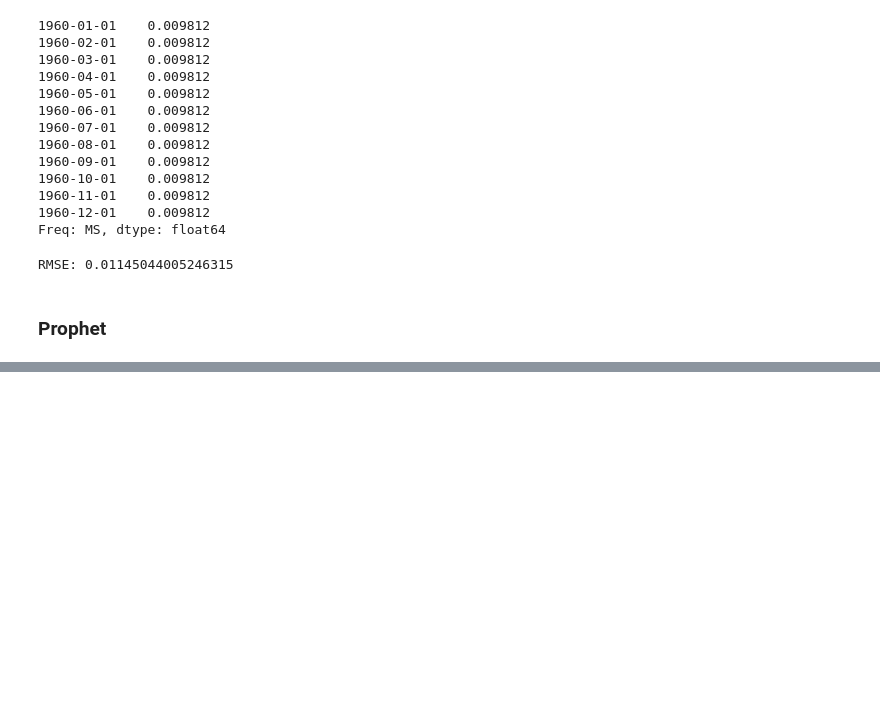
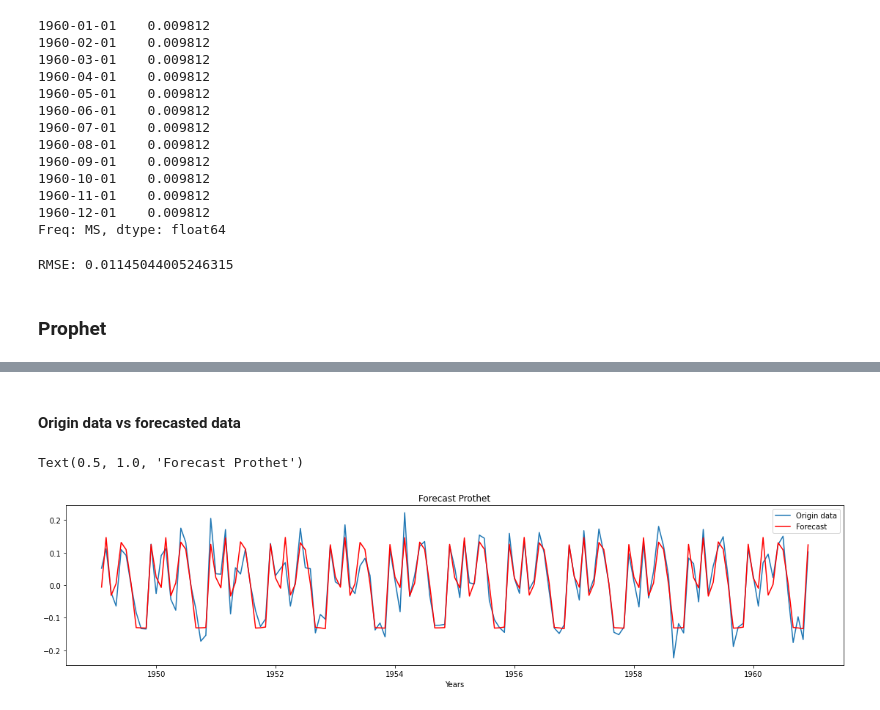
Before and after one commit to ThierrryScotto/Air-Passengers-2.0, a Jupyter notebook: Air_Passengers_2_0.ipynb, the cells around one changed output, grey strips where cells are left out. Saved outputs shown, nothing was run; the diff lists cells and outputs as text; code cells hidden in the pictures; blank space fills up the shorter version.

```diff
--- a/Air_Passengers_2_0.ipynb
+++ b/Air_Passengers_2_0.ipynb
@@ -757,0 +760,12 @@ plt.show()
+# %% [markdown]
+#### Origin data vs forecasted data
+# %%
+plt.figure(figsize=(19, 4))
+plt.plot(dataset_log.index, dataset_log['Passengers'])
+plt.plot(forecast['ds'], forecast['yhat'], 'red')
+plt.legend(["Origin data", "Forecast"])
+plt.xlabel("Years")
+plt.title("Forecast Prothet")
+# %% [output]
+Text(0.5, 1.0, 'Forecast Prothet')
+[figure, added]
```
Also changed, not shown: parts of 16 cells of this notebook.
